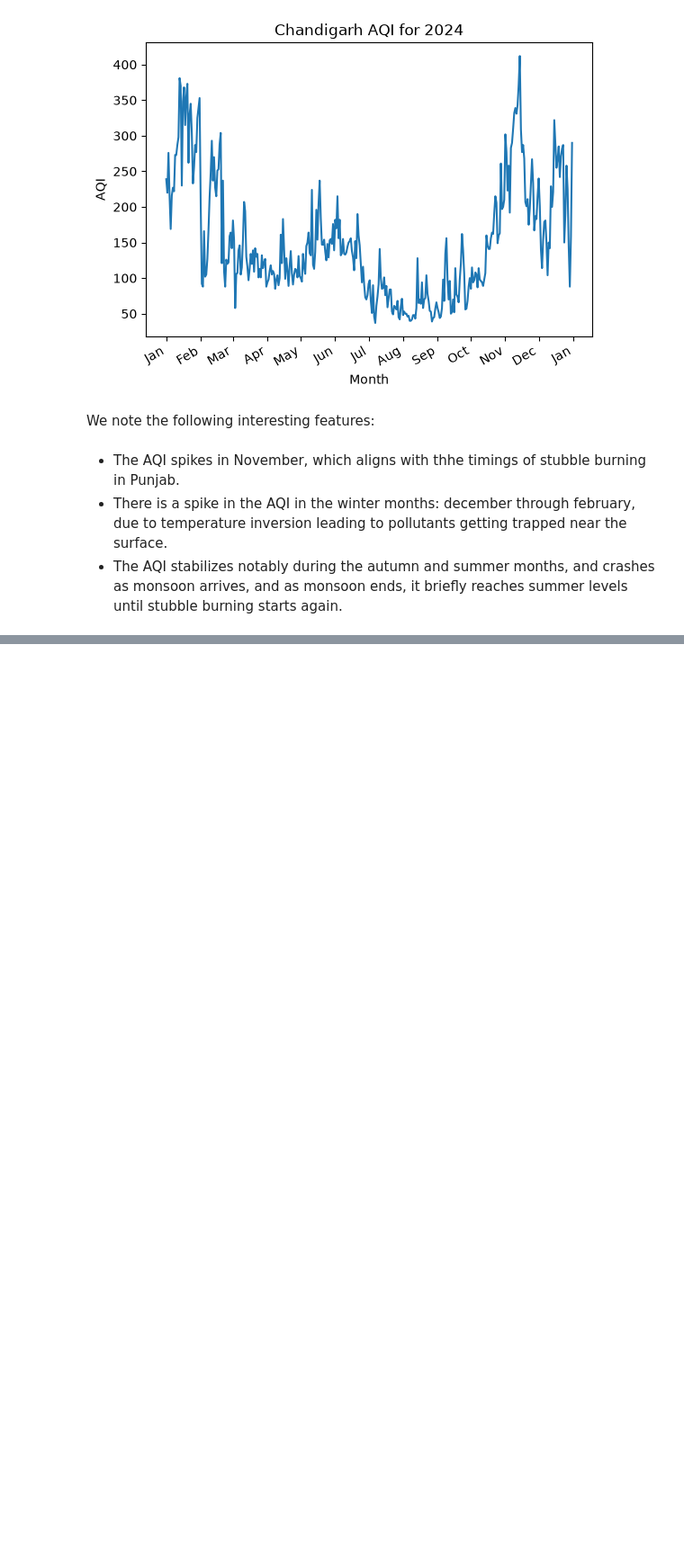
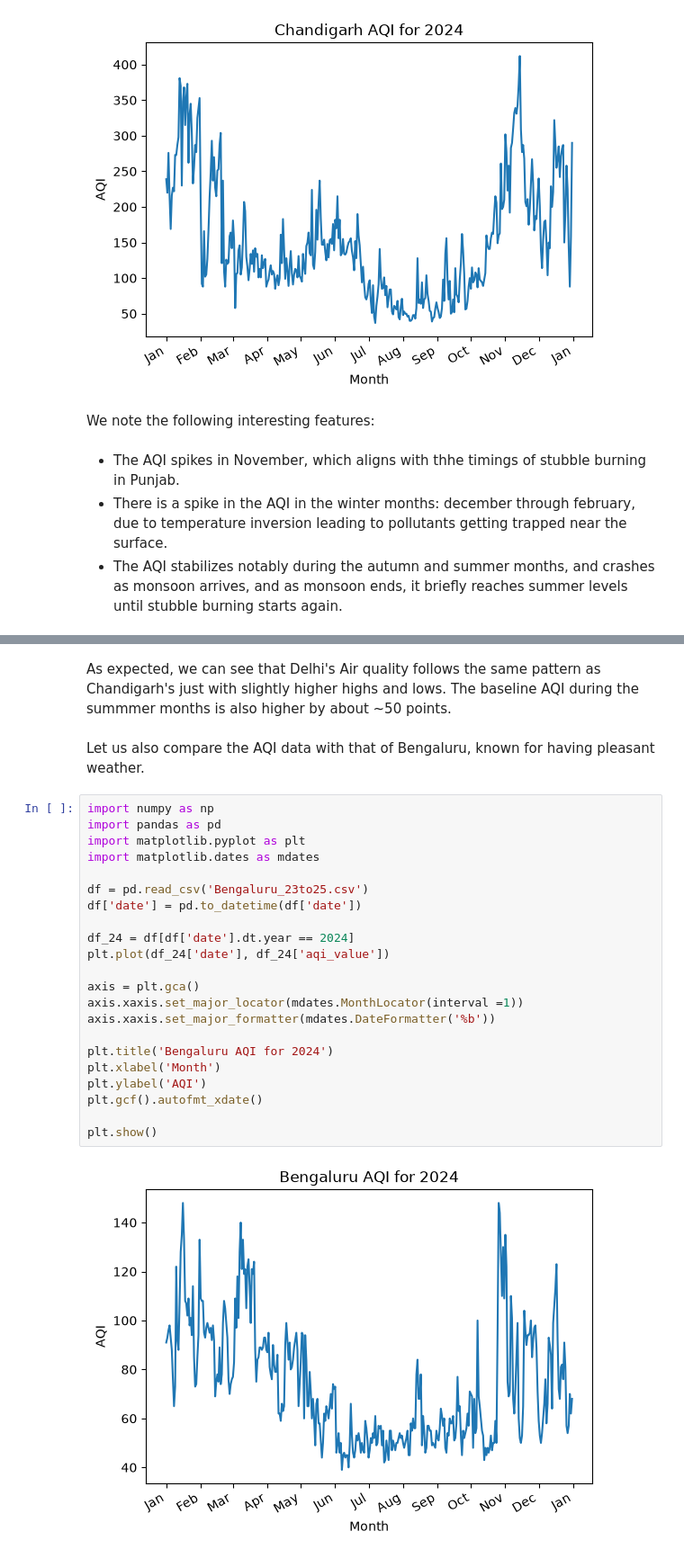
Before and after one commit to nikunj1431/AQIPrediction, a Jupyter notebook: EDA_Notebook.ipynb, the cells around one changed output, grey strips where cells are left out. Shown at 90% size. Cells and saved outputs as stored; diff of their text form; blank space fills up the shorter version.

```diff
--- a/EDA_Notebook.ipynb
+++ b/EDA_Notebook.ipynb
@@ -51,0 +78,28 @@ We note the following interesting features:
+# %% [markdown]
+As expected, we can see that Delhi's Air quality follows the same pattern as Chandigarh's just with slightly higher highs and lows. The baseline AQI during the summmer months is also higher by about ~50 points.
+# %% [markdown]
+Let us also compare the AQI data with that of Bengaluru, known for having pleasant weather.
+# %%
+import numpy as np
+import pandas as pd
+import matplotlib.pyplot as plt
+import matplotlib.dates as mdates
+
+df = pd.read_csv('Bengaluru_23to25.csv')
+df['date'] = pd.to_datetime(df['date'])
+
+df_24 = df[df['date'].dt.year == 2024]
+plt.plot(df_24['date'], df_24['aqi_value'])
+
+axis = plt.gca()
+axis.xaxis.set_major_locator(mdates.MonthLocator(interval =1))
+axis.xaxis.set_major_formatter(mdates.DateFormatter('%b'))
+
+plt.title('Bengaluru AQI for 2024')
+plt.xlabel('Month')
+plt.ylabel('AQI')
+plt.gcf().autofmt_xdate()
+
+plt.show()
+# %% [output]
+[figure, added]
```
Also changed, not shown: parts of 9 cells of this notebook, 3 other files.
